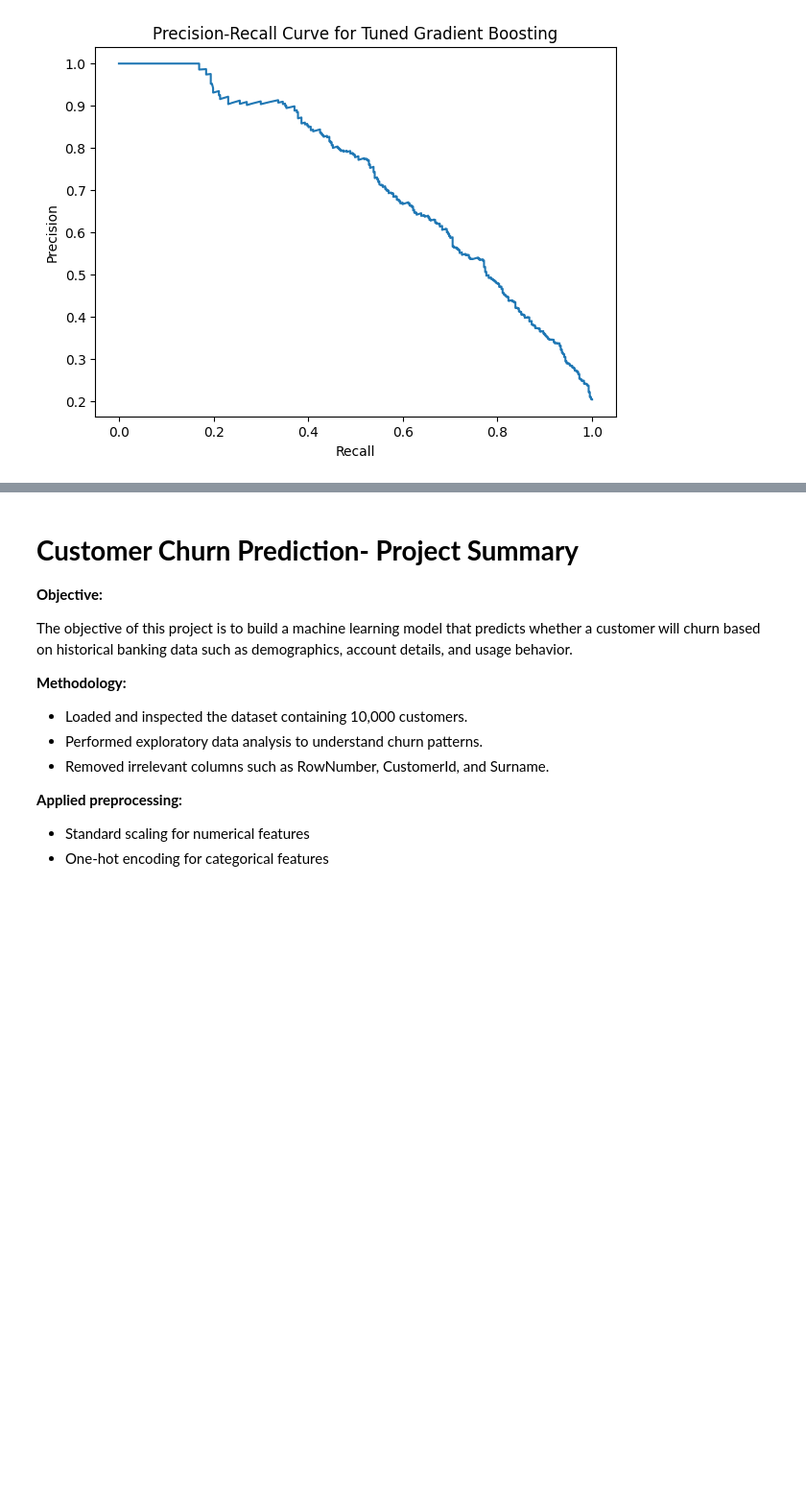
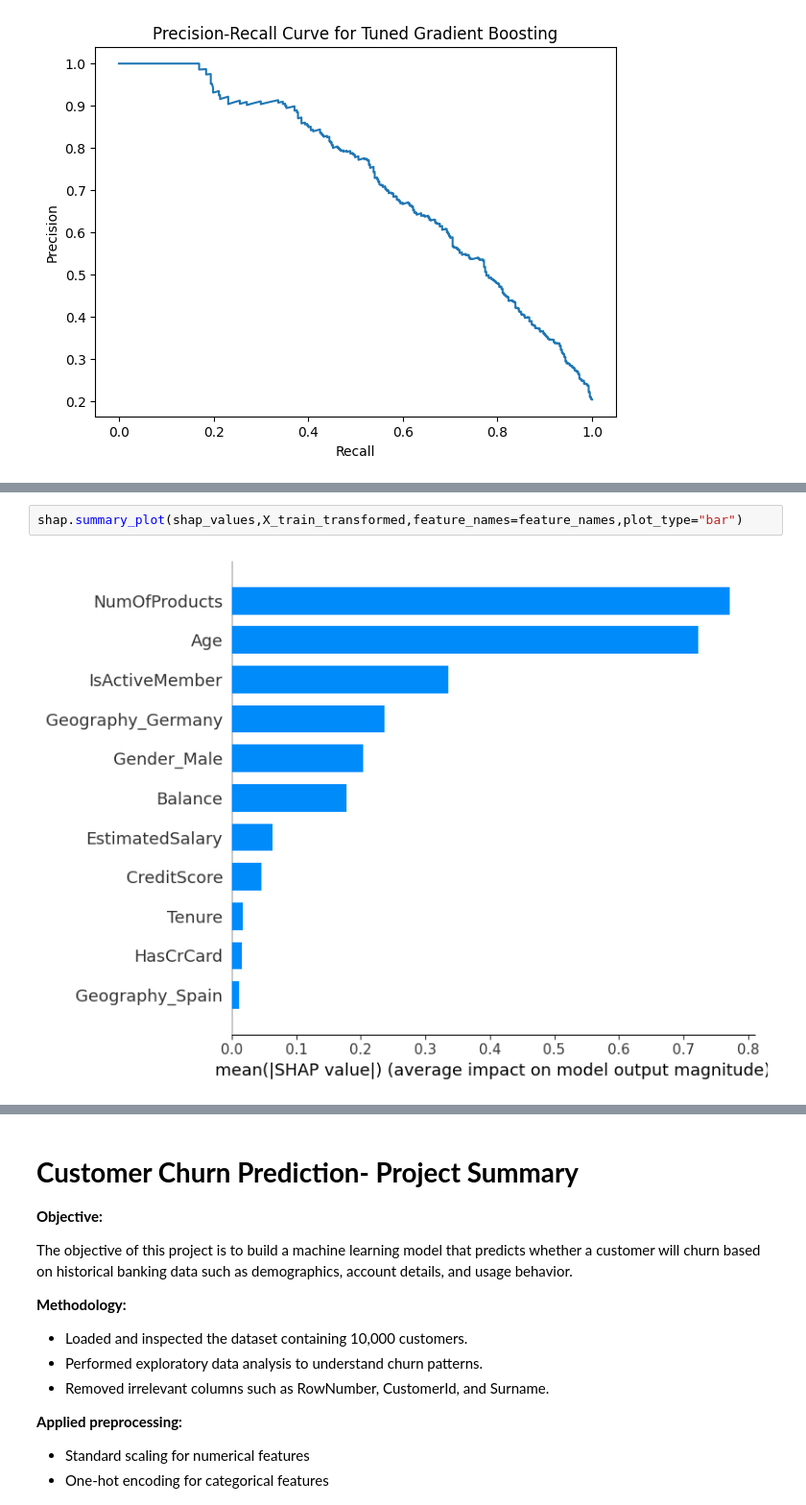
Before and after one commit to xavdx/MYDAILYWORK, a Jupyter notebook: Task_3_Customer_Churn_Prediction.ipynb, the cells around one changed output, grey strips where cells are left out. Shown at 96% size. Drawn from its saved outputs; the diff is of its cells as text; blank space fills up the shorter version.

```diff
--- a/Task_3_Customer_Churn_Prediction.ipynb
+++ b/Task_3_Customer_Churn_Prediction.ipynb
@@ -291,0 +333,4 @@ plt.show()
+# %%
+shap.summary_plot(shap_values,X_train_transformed,feature_names=feature_names,plot_type="bar")
+# %% [output]
+[figure, added]
```
Also changed, not shown: parts of 11 cells of this notebook.
